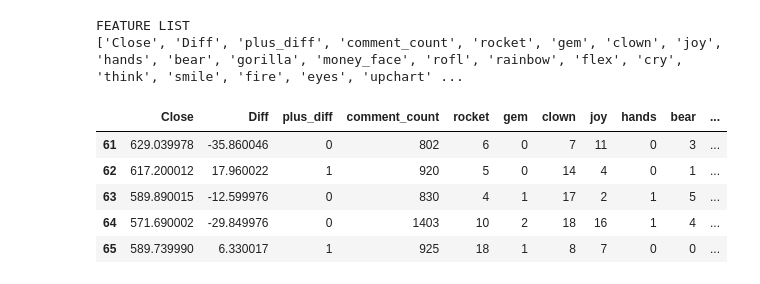
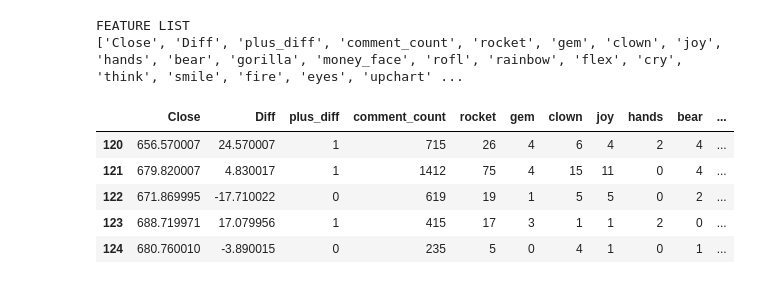
Before and after one commit to carlclifford/Capstone3, a Jupyter notebook: Capstone3_Modeling_B.ipynb, the cells around one changed output. Drawn from its saved outputs; the diff is of its cells as text; code cells hidden in the pictures.

```diff
--- a/Capstone3_Modeling_B.ipynb
+++ b/Capstone3_Modeling_B.ipynb
@@ -1,6 +1,6 @@
 # %%
 
-## Code adapted from relataly.com example by Florian Müller:
+## Code for time series analysis adapted from relataly.com example by Florian Müller:
 ## https://www.relataly.com/stock-market-prediction-using-multivariate-time-series-in-python/1815/
 
 
@@ -16,7 +16,7 @@ import pandas as pd
 from datetime import date, timedelta, datetime
 # This function adds plotting functions for calender dates
 from pandas.plotting import register_matplotlib_converters
-# Important package for visualization - we use this to plot the market data
+# Important package for visualization - use this to plot the market data
 import matplotlib.pyplot as plt
 # Formatting dates
 import matplotlib.dates as mdates
@@ -52,7 +52,7 @@ pd.set_option('display.max_colwidth', None)
 
 
 
-df = pd.read_csv('engineered.csv')
+df = pd.read_csv('engineered2.csv')
 # %%
 df.info()
 # %% [output]
@@ -139,29 +132,32 @@ Index(['2021-01-19', '2021-01-20', '2021-01-21', '2021-01-22', '2021-01-27',
 # %%
-# List of considered Features
-FEATURES = ['Close','Diff','plus_diff','comment_count','rocket','gem','clown','joy','hands','bear','gorilla','money_face','rofl','rainbow','flex','cry','think','smile','fire','eyes','upchart','pray','downchart','mbag','FD','DD','YOLO','ATH','HODL','DFV','MOON','STONKS','TENDIES','GAYBEARS','BAGHOLDER','DIAMONDHANDS','PAPERHANDS','JPOW','DEGENERATES']
+#List of considered Features
+FEATURES = ['Close','Diff','plus_diff','comment_count','rocket','gem','clown','joy','hands','bear','gorilla','money_face','rofl','rainbow','flex','cry','think','smile','fire','eyes','upchart','pray','downchart','mbag','plead', 'corn', 'egg', 'drops', 'huff','FD','DD','YOLO','ATH','HODL','DFV','MOON','STONKS','TENDIES','GAYBEARS','BAGHOLDER','DIAMONDHANDS','PAPERHANDS','JPOW','DEGENERATES','BTD', 'BHSL', 'HTL', 'WLTS', 'ATS']
 
 print('FEATURE LIST')
 print([f for f in FEATURES])
 
-# Create the dataset with features and filter the data to the list of FEATURES
+#Create the dataset with features and filter the data to the list of FEATURES
 data = pd.DataFrame(train_df)
 data_filtered = data[FEATURES]
 
-# We add a prediction column and set dummy values to prepare the data for scaling
+#hold next_day_plus_diff
+data_ndpd = data['next_day_plus_diff']
+
+#add a prediction column and set dummy values to prepare the data for scaling
 data_filtered_ext = data_filtered.copy()
 data_filtered_ext['Prediction'] = data_filtered_ext['Close']
 
-# Print the tail of the dataframe
+#Print the tail of the dataframe
 data_filtered_ext.tail()
 # %% [output]
 FEATURE LIST
 ['Close', 'Diff', 'plus_diff', 'comment_count', 'rocket', 'gem', 'clown', 'joy', 'hands', 'bear', 'gorilla', 'money_face', 'rofl', 'rainbow', 'flex', 'cry', 'think', 'smile', 'fire', 'eyes', 'upchart' ...
 |  | Close | Diff | plus_diff | comment_count | rocket | gem | clown | joy | hands | bear | ... |
-| 61 | 629.039978 | -35.860046 | 0 | 802 | 6 | 0 | 7 | 11 | 0 | 3 | ... |
-| 62 | 617.200012 | 17.960022 | 1 | 920 | 5 | 0 | 14 | 4 | 0 | 1 | ... |
-| 63 | 589.890015 | -12.599976 | 0 | 830 | 4 | 1 | 17 | 2 | 1 | 5 | ... |
-| 64 | 571.690002 | -29.849976 | 0 | 1403 | 10 | 2 | 18 | 16 | 1 | 4 | ... |
-| 65 | 589.739990 | 6.330017 | 1 | 925 | 18 | 1 | 8 | 7 | 0 | 0 | ... |
+| 120 | 656.570007 | 24.570007 | 1 | 715 | 26 | 4 | 6 | 4 | 2 | 4 | ... |
+| 121 | 679.820007 | 4.830017 | 1 | 1412 | 75 | 4 | 15 | 11 | 0 | 4 | ... |
+| 122 | 671.869995 | -17.710022 | 0 | 619 | 19 | 1 | 5 | 5 | 0 | 2 | ... |
+| 123 | 688.719971 | 17.079956 | 1 | 415 | 17 | 3 | 1 | 1 | 2 | 0 | ... |
+| 124 | 680.760010 | -3.890015 | 0 | 235 | 5 | 0 | 4 | 1 | 0 | 1 | ... |
 # %%
 
 # Get the number of rows in the data
```
Also changed, not shown: parts of 41 cells of this notebook, 6 other files.
